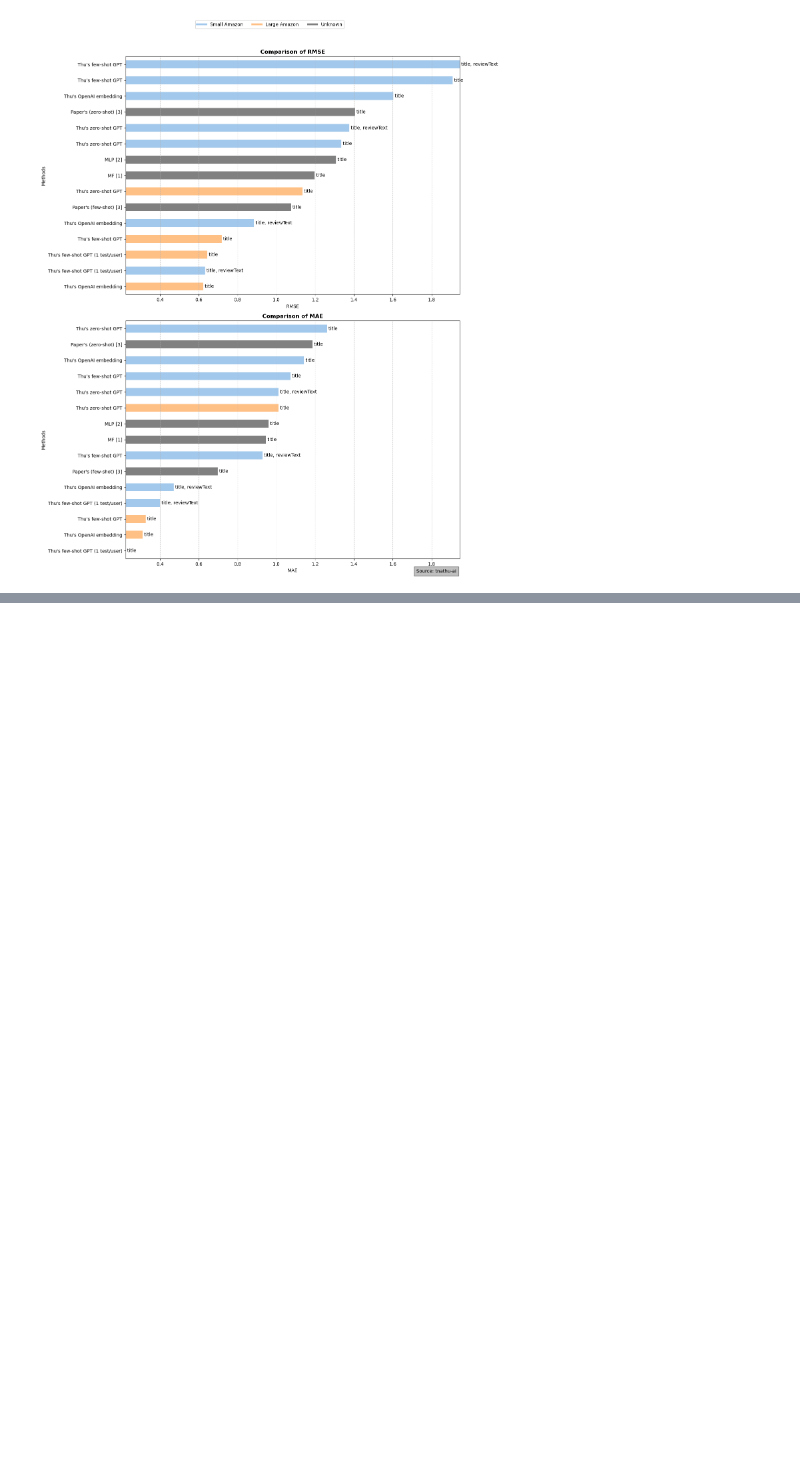
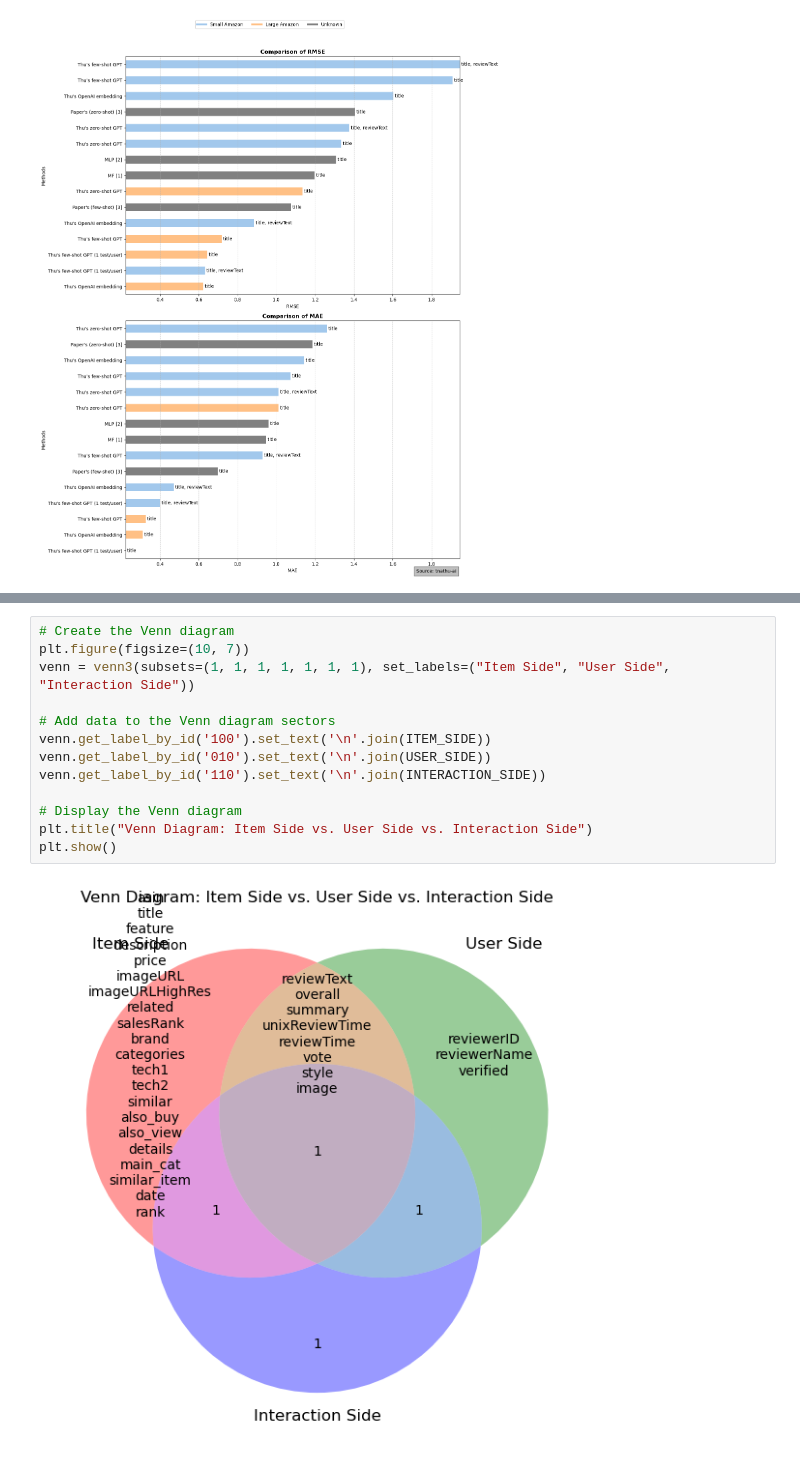
Before and after one commit to tnathu-ai/recommender-system-openAI, a Jupyter notebook: rec-sys/notebook/evaluation/amazon.ipynb, the cells around one changed output, grey strips where cells are left out. Drawn from its saved outputs; the diff is of its cells as text; blank space fills up the shorter version.

```diff
--- a/rec-sys/notebook/evaluation/amazon.ipynb
+++ b/rec-sys/notebook/evaluation/amazon.ipynb
@@ -95,0 +220,15 @@ Plot saved
+# %%
+# Create the Venn diagram
+plt.figure(figsize=(10, 7))
+venn = venn3(subsets=(1, 1, 1, 1, 1, 1, 1), set_labels=("Item Side", "User Side", "Interaction Side"))
+
+# Add data to the Venn diagram sectors
+venn.get_label_by_id('100').set_text('\n'.join(ITEM_SIDE))
+venn.get_label_by_id('010').set_text('\n'.join(USER_SIDE))
+venn.get_label_by_id('110').set_text('\n'.join(INTERACTION_SIDE))
+
+# Display the Venn diagram
+plt.title("Venn Diagram: Item Side vs. User Side vs. Interaction Side")
+plt.show()
+# %% [output]
+[figure, added]
```
Also changed, not shown: parts of 7 cells of this notebook, 3 other files.
